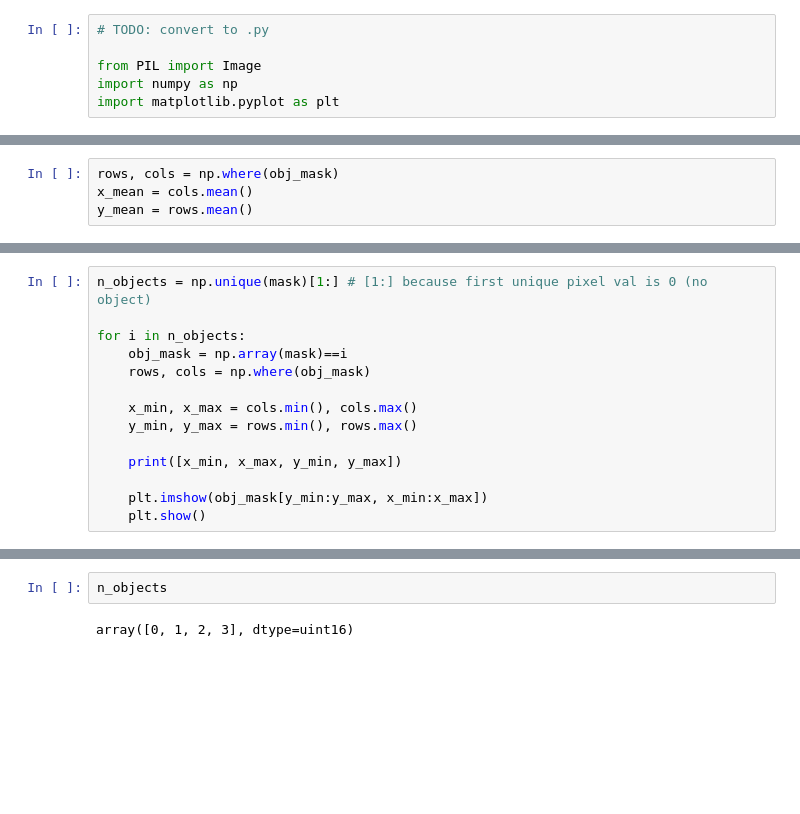
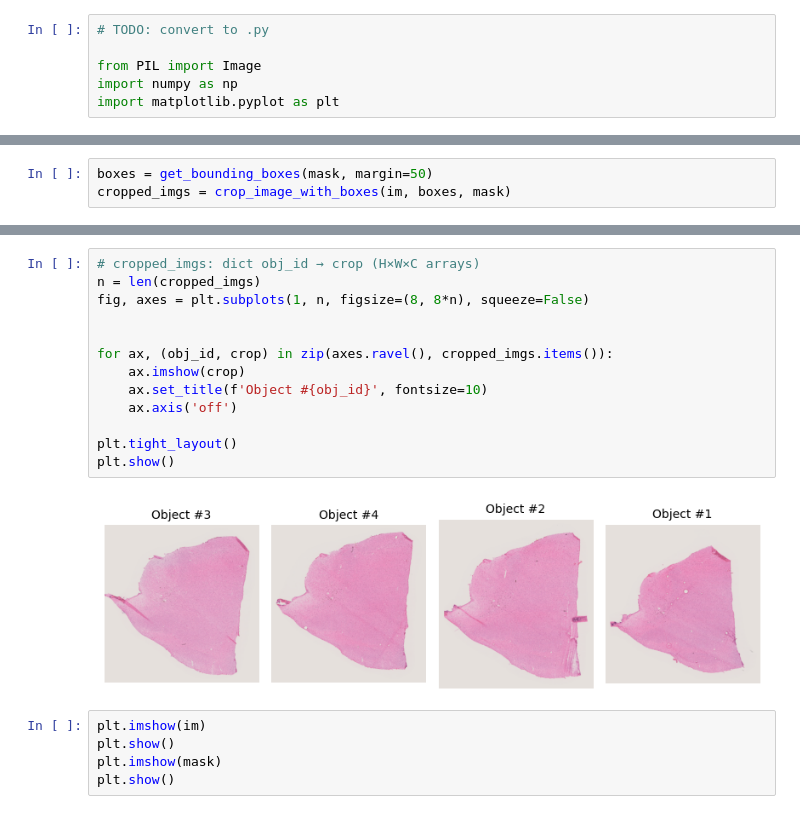
Before and after one commit to donniekramer8/SoftwareCarpentryFinal, a Jupyter notebook: get_bounding_box_crop.ipynb, the cells around one changed output, grey strips where cells are left out. Cells and saved outputs as stored; diff of their text form; blank space fills up the shorter version.

```diff
--- a/get_bounding_box_crop.ipynb
+++ b/get_bounding_box_crop.ipynb
@@ -28,4 +26,0 @@ array([False, False, False, ..., False, False, False])
-# %%
-rows, cols = np.where(obj_mask)
-x_mean = cols.mean()
-y_mean = rows.mean()
@@ -32,14 +105,3 @@ y_mean = rows.mean()
 # %%
-n_objects = np.unique(mask)[1:] # [1:] because first unique pixel val is 0 (no object)
-
-for i in n_objects:
-    obj_mask = np.array(mask)==i
-    rows, cols = np.where(obj_mask)
-
-    x_min, x_max = cols.min(), cols.max()
-    y_min, y_max = rows.min(), rows.max()
-
-    print([x_min, x_max, y_min, y_max])
-
-    plt.imshow(obj_mask[y_min:y_max, x_min:x_max])
-    plt.show()
+boxes = get_bounding_boxes(mask, margin=50)
+cropped_imgs = crop_image_with_boxes(im, boxes, mask)
@@ -55,4 +108,20 @@ for i in n_objects:
-# %%
-n_objects
-# %% [output]
-array([0, 1, 2, 3], dtype=uint16)
+# %%
+# cropped_imgs: dict obj_id → crop (H×W×C arrays)
+n = len(cropped_imgs)
+fig, axes = plt.subplots(1, n, figsize=(8, 8*n), squeeze=False)
+
+
+for ax, (obj_id, crop) in zip(axes.ravel(), cropped_imgs.items()):
+    ax.imshow(crop)
+    ax.set_title(f'Object #{obj_id}', fontsize=10)
+    ax.axis('off')
+
+plt.tight_layout()
+plt.show()
+# %% [output]
+[figure, added]
+# %%
+plt.imshow(im)
+plt.show()
+plt.imshow(mask)
+plt.show()
```
Also changed, not shown: parts of 6 cells of this notebook.
